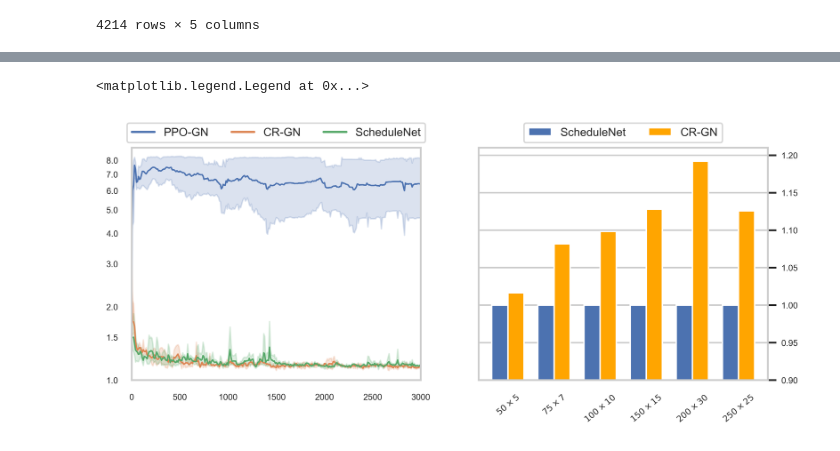
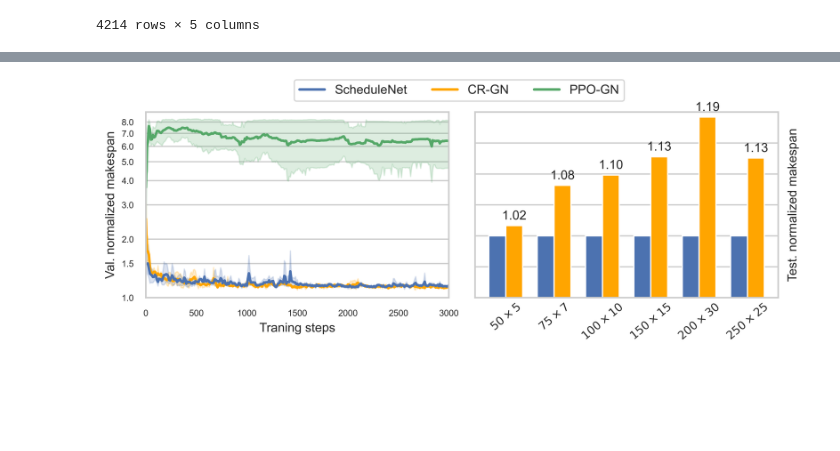
Before and after one commit to Junyoungpark/snet-analysis, a Jupyter notebook: train_ablation_cr_ppo.ipynb, the cells around one changed output, grey strips where cells are left out. Drawn from its saved outputs; the diff is of its cells as text; code cells hidden in the pictures; blank space fills up the shorter version.

Commit message:
train_ablation add

```diff
--- a/train_ablation_cr_ppo.ipynb
+++ b/train_ablation_cr_ppo.ipynb
@@ -143,6 +144,5 @@ Text(0, 0.5, 'Norm. Validation performance')
 # %%
-annote_size = 12
-def annotate_label(bar, value, size):
+def annotate_label(bar, value, size, ax):
     height = bar.get_height()
     ax.annotate('{:.2f}'.format(value),
                 xy=(bar.get_x() + bar.get_width() / 2, height),
@@ -150,51 +150,70 @@ def annotate_label(bar, value, size):
                 size=size,
                 textcoords="offset points",
                 ha='center', va='bottom')
+# %%
+annote_size = 10
+tick_size = 9
+tick_size_small = 7
 # %%
-fig, axes = plt.subplots(1,2, figsize=(8,3), gridspec_kw={'width_ratios':[0.5, 0.5]}, dpi=600)
-ax0, ax1 = axes
+
 sizes = [r'$50\times5$', r'$75\times7$', r'$100\times10$', r'$150\times15$', r'$200\times30$', r'$250\times25$']
 bar_width = 0.35
 snet_makespans = np.array([2.375708, 2.235567, 2.216094, 2.251764, 2.15679, 2.23078])
 crgn_makespans = np.array([2.415008, 2.417829, 2.433898, 2.539378, 2.570651, 2.511318])
 
 snet_perf = np.ones(len(snet_makespans))
 crgn_perf = crgn_makespans/snet_makespans
 
-# fig, ax = plt.subplots(1,1)
+fig, axes = plt.subplots(1,2, figsize=(8,3), gridspec_kw={'width_ratios':[0.5, 0.5]}, dpi=600)
+ax0, ax1 = axes
+
+ax1.grid(axis='x')
 mm_bars = ax1.bar(np.arange(6) - bar_width/2, snet_perf, bar_width, color='b', label='ScheduleNet')
 okay_bars = ax1.bar(np.arange(6) + bar_width/2, crgn_perf, bar_width, color='orange', label='CR-GN')
 ax1.set_xticks(np.arange(6))
-ax1.set_xticklabels(sizes, rotation=40)
+ax1.set_xticklabels(sizes, rotation=40, size=tick_size)
+
+ax1.set_ylim(0.9, 1.20)
+ax1.yaxis.set_label_position("right")
 ax1.yaxis.tick_right()
-ax1.grid(axis='x')
-ax1.set_ylim(0.9, 1.21)
-# ax1.set_ylabel('Scheduling Performance')
-ax1.tick_params(axis='both', which='major', labelsize=6)
-ax1.legend(ncol=2, bbox_to_anchor=(0.5, 1.13), loc='upper center', prop={'size': 8})
+ax1.set_yticklabels([], minor=False)
+ax1.set_ylabel('Test. normalized makespan', size=10)
+ax1.tick_params(length=0)
 
-# put labels
 for ii, bar in enumerate(okay_bars):
-    annotate_label(bar, crgn_perf[ii], annote_size)
+    annotate_label(bar, crgn_perf[ii], annote_size, ax1)
 
+########################### Left panel ###########################
 
 ax0.xaxis.set_minor_locator(MultipleLocator(5))
-ax0 = sns.lineplot(data=out, x="epoch_id", y="Perf", hue="Type", ax=ax0, lw=1)
+ax0 = sns.lineplot(data=out, x="epoch_id", y="Perf", hue="Type", ax=ax0, lw=2.0,
+                   palette=['g', 'orange', 'b'], legend=False)
 c = np.concatenate([np.arange(1.0, 2.0, 0.5), np.arange(2, 9, 1)])
 ax0.set_yscale('log')
+
+# y-axis log-scaler
 ax0.yaxis.set_major_locator(plt.FixedLocator(c))
 ax0.yaxis.set_major_formatter(plt.FixedFormatter(c))
-ax0.tick_params(axis='both', which='major', labelsize=6)
-ax0.grid(False)
-ax0.set(xlabel='', ylabel='')
+ax0.tick_params(axis='both', which='minor', labelsize=6)
+ax0.grid(axis='x')
+
+# adjust ticks
+for tick in ax0.xaxis.get_major_ticks():
+    tick.label.set_fontsize(tick_size_small)
+
+for tick in ax0.yaxis.get_major_ticks():
+    tick.label.set_fontsize(tick_size_small)
+
+# labels
+ax0.set_xlabel('Traning steps', size=10)
+ax0.set_ylabel('Val. normalized makespan', size=10)
 ax0.set_xlim([0, 3000])
 ax0.set_ylim([1, 9])
-ax0.legend(ncol=3, bbox_to_anchor=(0.5, 1.13), loc='upper center', prop={'size': 8})
-# fig.legend(mm_bars, ['s','c','p'])
 
-# plt.xlabel("Training Steps")
-# plt.ylabel("Norm. Validation performance")
-# plt.gca().invert_yaxis()
+# ax0.legend(ncol=3, bbox_to_anchor=(0.5, 1.13), loc='upper center', prop={'size': 8})
+fig.legend(ax0.lines[::-1],
+           ['ScheduleNet','CR-GN','PPO-GN'],
+           ncol=3, bbox_to_anchor=(0.5, 1.02), loc='upper center', prop={'size': 10})
+fig.tight_layout()
 # %% [output]
-<matplotlib.legend.Legend at 0x...>
-[figure, old version]
+[figure, new version]
```
Also changed, not shown: parts of 3 cells of this notebook.
